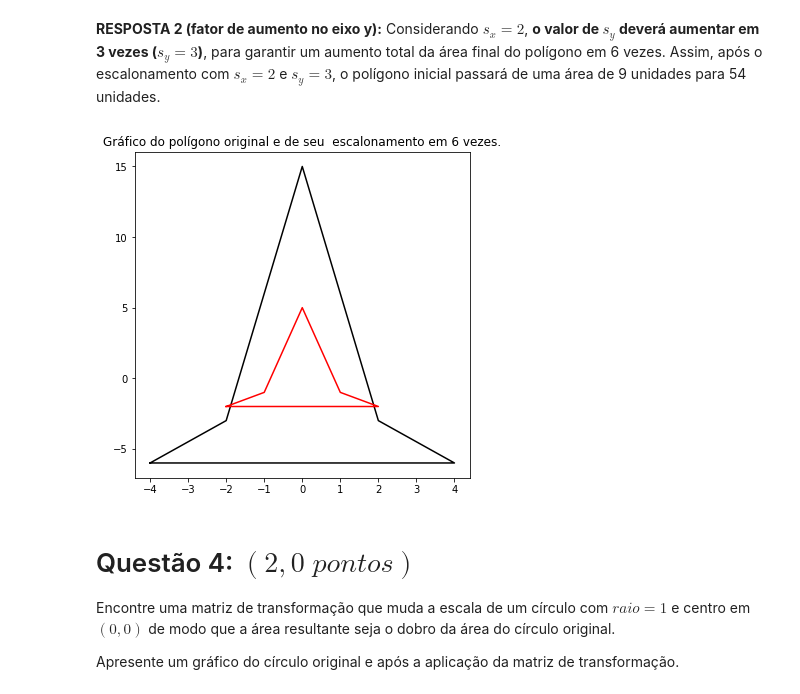
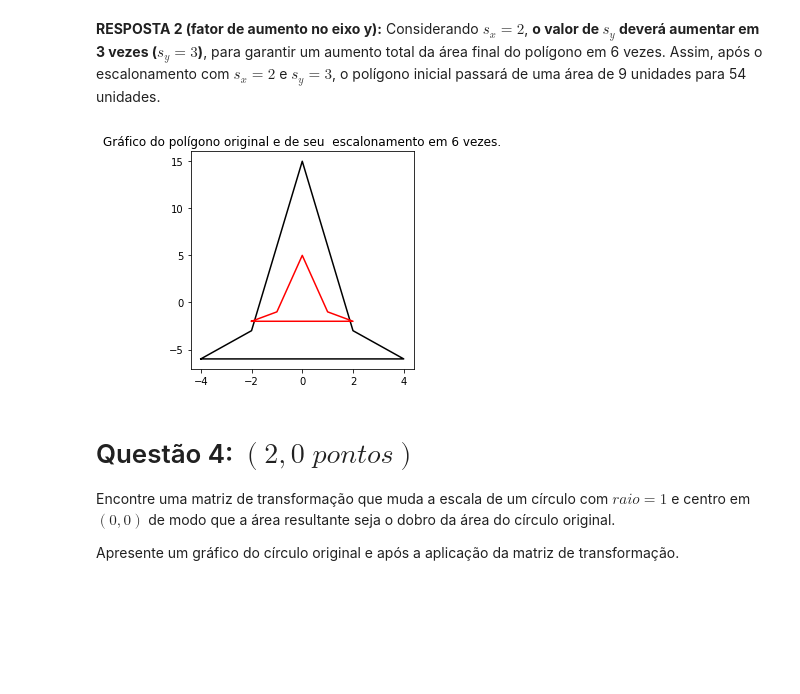
Before and after one commit to otaviofernandes/Algebra_Linear, a Jupyter notebook: AC4_Álgebra_Linear.ipynb, the cells around one changed output. Drawn from its saved outputs; the diff is of its cells as text; code cells hidden in the pictures; blank space fills up the shorter version.

```diff
--- a/AC4_Álgebra_Linear.ipynb
+++ b/AC4_Álgebra_Linear.ipynb
@@ -205,13 +205,12 @@ escala_poligono3 = np.array([[2,0,0],
                              [0,0,1]])
 # %%
 # plotagem do polígono original e seu escalonamento
-plt.figure(figsize=(6, 6))
 poligono3_escala = np.matmul(poligono3, escala_poligono3)
-plot_poligono(poligono3_escala, novo = False)
+plot_poligono(poligono3_escala)
 plot_poligono(poligono3, novo = False, cor = 'r')
 plt.title('Gráfico do polígono original e de seu  escalonamento em 6 vezes.');
 # %% [output]
-[figure, old version]
+[figure, new version]
 # %% [markdown]
 # Questão 4: $(2,0 \; pontos)$
 
```
Also changed, not shown: parts of 3 cells of this notebook.
